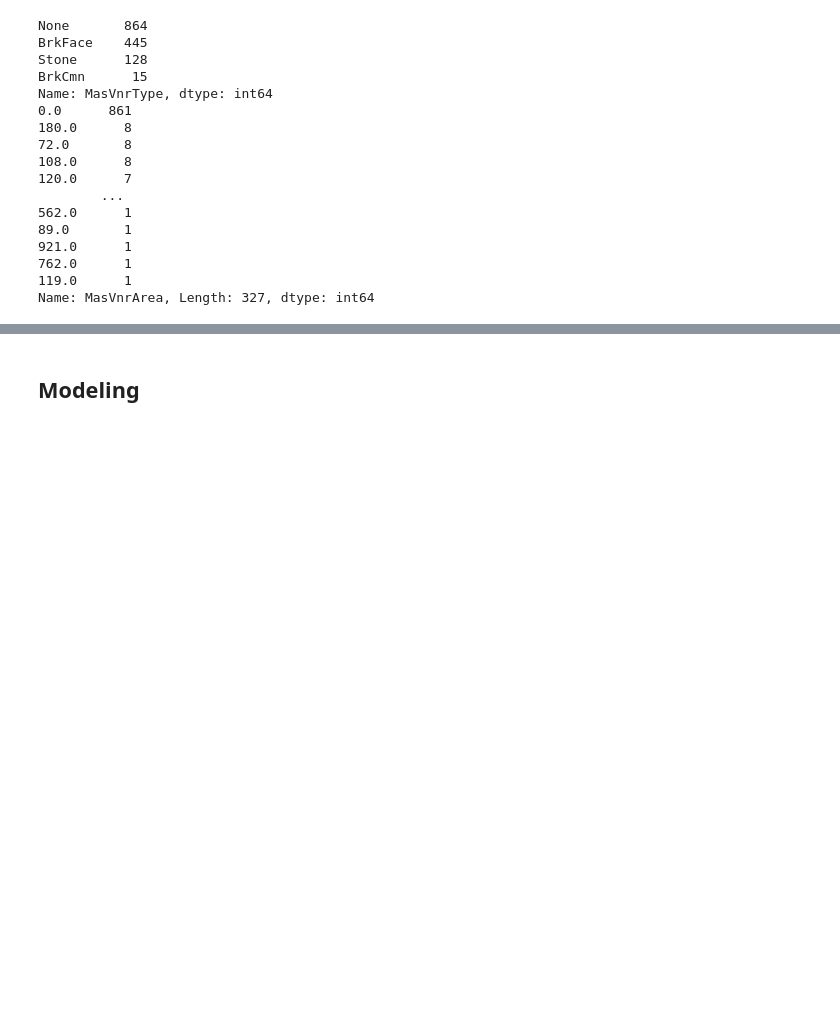
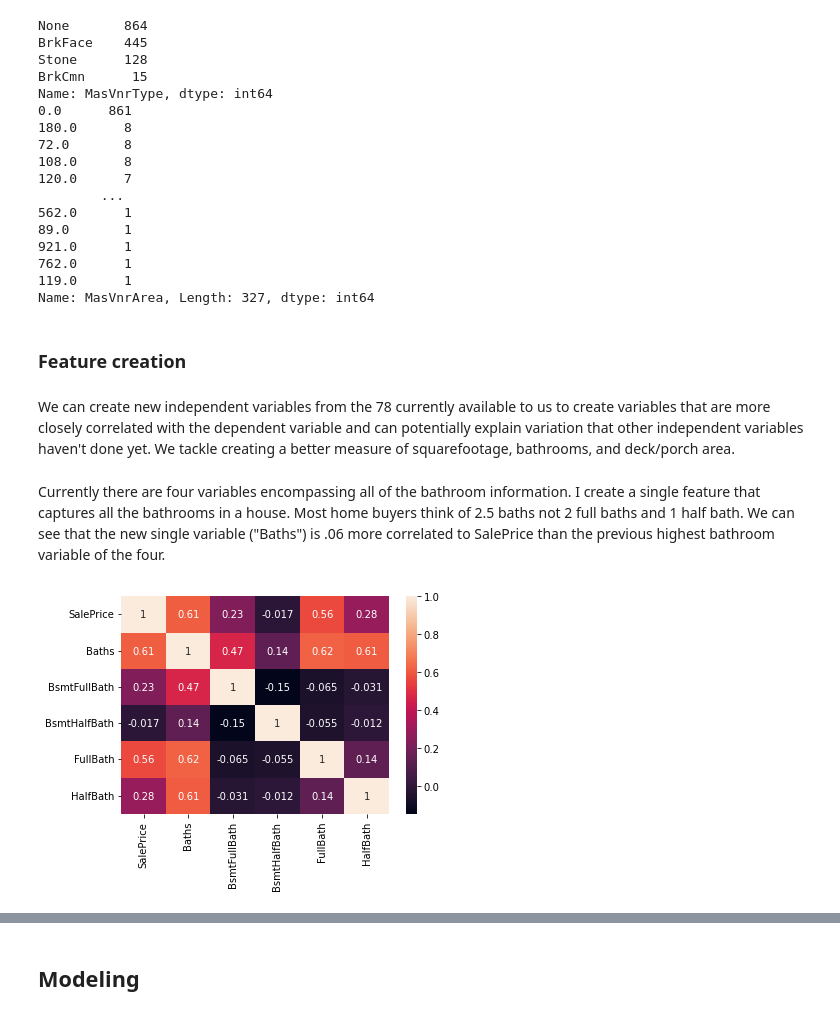
Before and after one commit to jhancuch/housing-prices-ames-ia, a Jupyter notebook: housing-price-prediction.ipynb, the cells around one changed output, grey strips where cells are left out. Saved outputs shown, nothing was run; the diff lists cells and outputs as text; code cells hidden in the pictures; blank space fills up the shorter version.

Commit message:
feature creation

```diff
--- a/housing-price-prediction.ipynb
+++ b/housing-price-prediction.ipynb
@@ -377,3 +375,16 @@ Name: MasVnrType, dtype: int64
 762.0      1
 119.0      1
 Name: MasVnrArea, Length: 327, dtype: int64
+# %% [markdown]
+### Feature creation
+# %% [markdown]
+We can create new independent variables from the 78 currently available to us to create variables that are more closely correlated with the dependent variable and can potentially explain variation that other independent variables haven't done yet. We tackle creating a better measure of squarefootage, bathrooms, and deck/porch area.
+# %% [markdown]
+Currently there are four variables encompassing all of the bathroom information. I create a single feature that captures all the bathrooms in a house. Most home buyers think of 2.5 baths not 2 full baths and 1 half bath. We can see that the new single variable ("Baths") is .06 more correlated to SalePrice than the previous highest bathroom variable of the four.
+# %%
+train_clean['Baths'] = train_clean['BsmtFullBath'] + train_clean['BsmtHalfBath'] + train_clean['FullBath'] + train_clean['HalfBath']
+
+sn.heatmap(train_clean[['SalePrice', 'Baths', 'BsmtFullBath', 'BsmtHalfBath', 'FullBath', 'HalfBath']].corr(), annot=True)
+plt.show()
+# %% [output]
+[figure, added]
```
Also changed, not shown: parts of 10 cells of this notebook.
